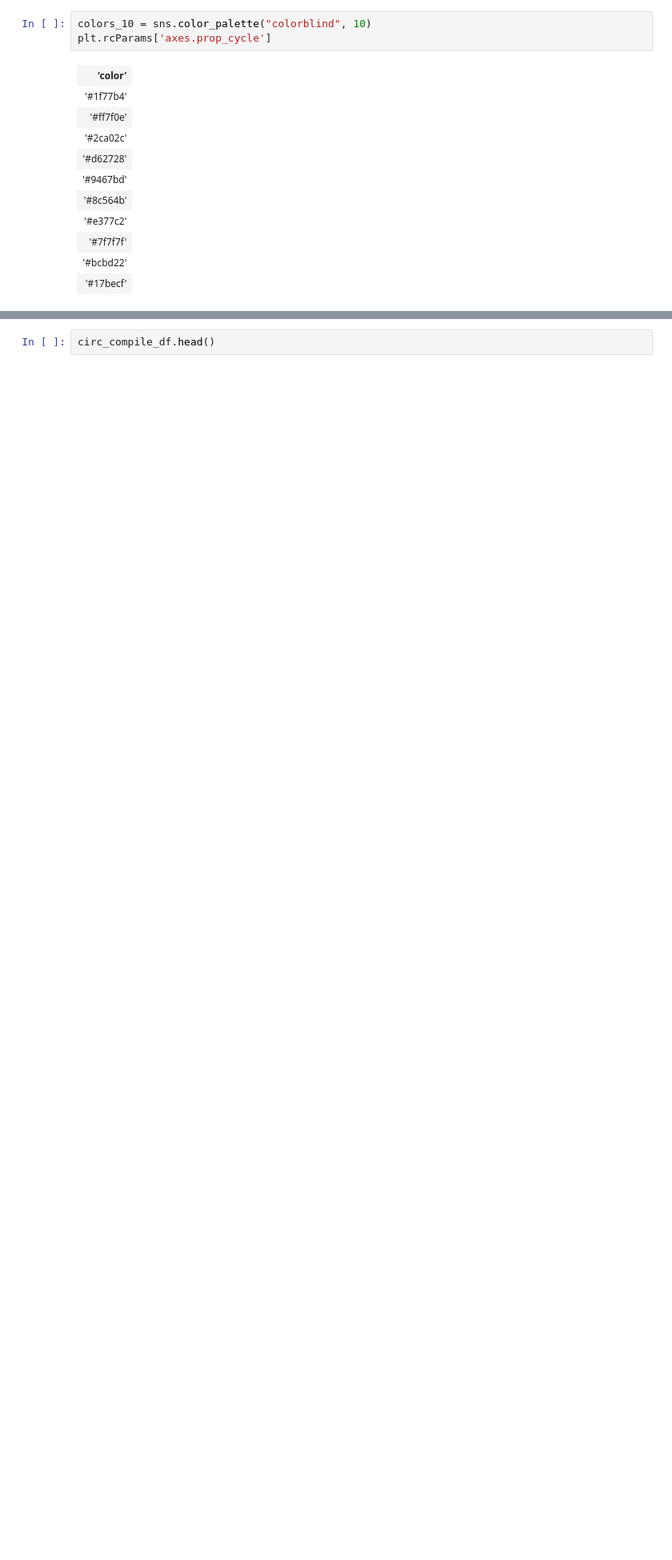
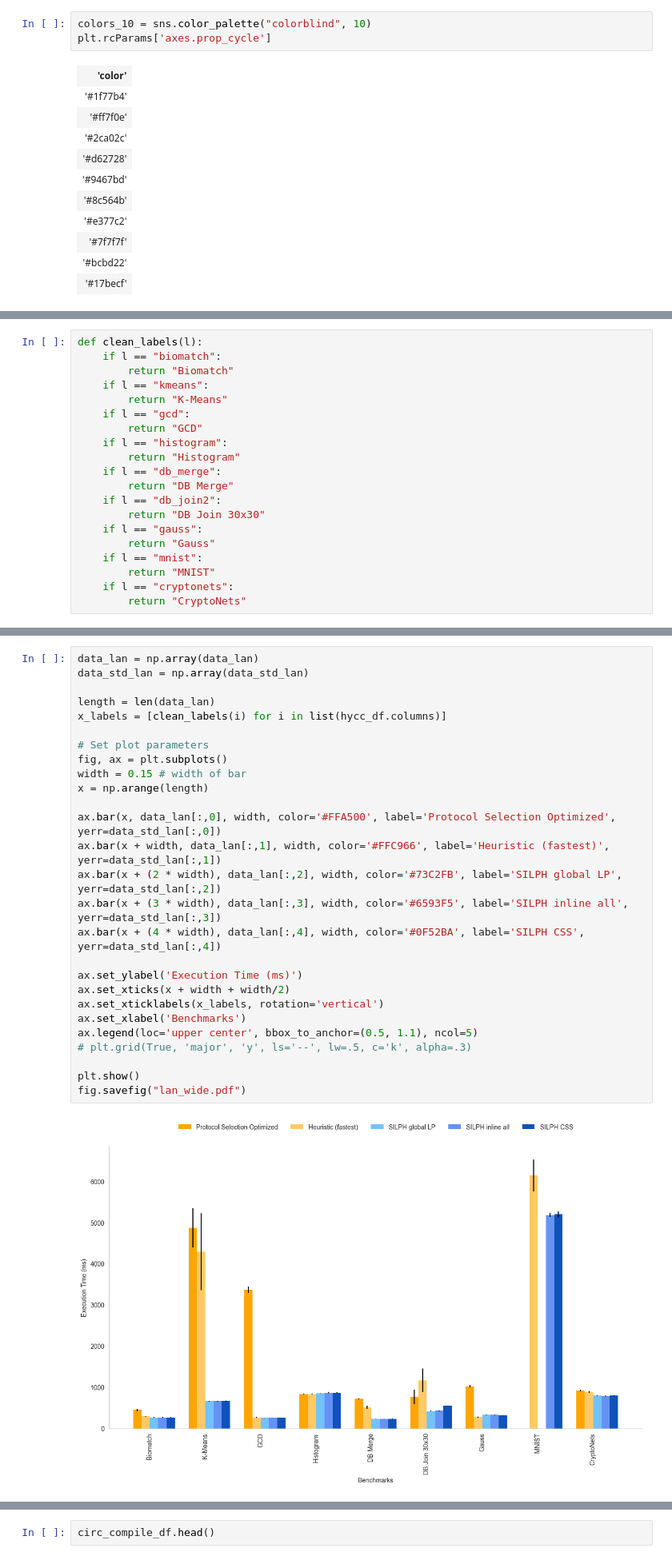
Before and after one commit to edwjchen/circ_benchmarks, a Jupyter notebook: analysis/analysis.ipynb, the cells around one changed output, grey strips where cells are left out. Shown at 80% size. Saved outputs shown, nothing was run; the diff lists cells and outputs as text; blank space fills up the shorter version.

Commit message:
added csvs and graphs

```diff
--- a/analysis/analysis.ipynb
+++ b/analysis/analysis.ipynb
@@ -30,0 +104,20 @@ plt.rcParams['axes.prop_cycle']
+# %%
+def clean_labels(l):
+    if l == "biomatch":
+        return "Biomatch"
+    if l == "kmeans":
+        return "K-Means"
+    if l == "gcd":
+        return "GCD"
+    if l == "histogram":
+        return "Histogram"
+    if l == "db_merge":
+        return "DB Merge"
+    if l == "db_join2":
+        return "DB Join 30x30"
+    if l == "gauss":
+        return "Gauss"
+    if l == "mnist":
+        return "MNIST"
+    if l == "cryptonets":
+        return "CryptoNets"
@@ -30,0 +155,29 @@ plt.rcParams['axes.prop_cycle']
+# %%
+data_lan = np.array(data_lan)
+data_std_lan = np.array(data_std_lan)
+
+length = len(data_lan)
+x_labels = [clean_labels(i) for i in list(hycc_df.columns)]
+
+# Set plot parameters
+fig, ax = plt.subplots()
+width = 0.15 # width of bar
+x = np.arange(length)
+
+ax.bar(x, data_lan[:,0], width, color='#FFA500', label='Protocol Selection Optimized', yerr=data_std_lan[:,0])
+ax.bar(x + width, data_lan[:,1], width, color='#FFC966', label='Heuristic (fastest)', yerr=data_std_lan[:,1])
+ax.bar(x + (2 * width), data_lan[:,2], width, color='#73C2FB', label='SILPH global LP', yerr=data_std_lan[:,2])
+ax.bar(x + (3 * width), data_lan[:,3], width, color='#6593F5', label='SILPH inline all', yerr=data_std_lan[:,3])
+ax.bar(x + (4 * width), data_lan[:,4], width, color='#0F52BA', label='SILPH CSS', yerr=data_std_lan[:,4])
+
+ax.set_ylabel('Execution Time (ms)')
+ax.set_xticks(x + width + width/2)
+ax.set_xticklabels(x_labels, rotation='vertical')
+ax.set_xlabel('Benchmarks')
+ax.legend(loc='upper center', bbox_to_anchor=(0.5, 1.1), ncol=5)
+# plt.grid(True, 'major', 'y', ls='--', lw=.5, c='k', alpha=.3)
+
+plt.show()
+fig.savefig("lan_wide.pdf")
+# %% [output]
+[figure, added]
```
Also changed, not shown: parts of 19 cells of this notebook, 12 other files.
